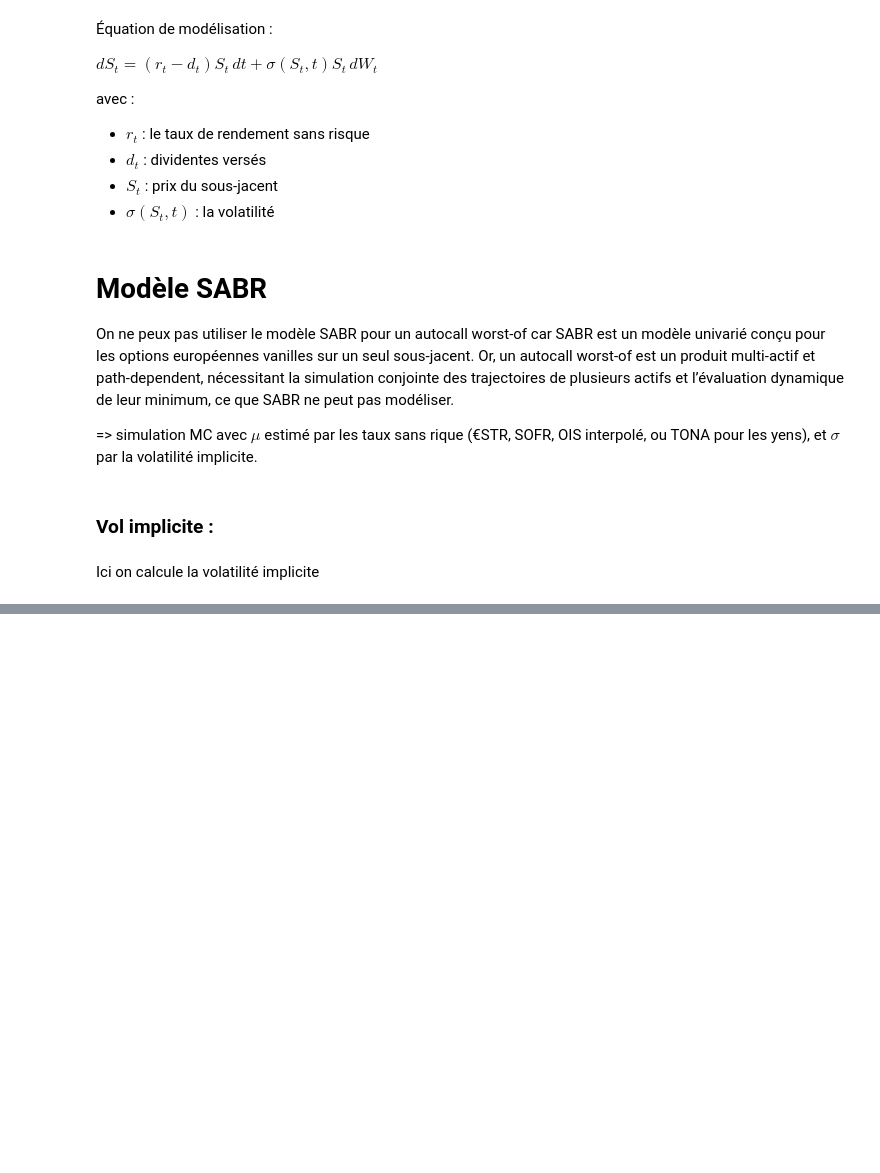
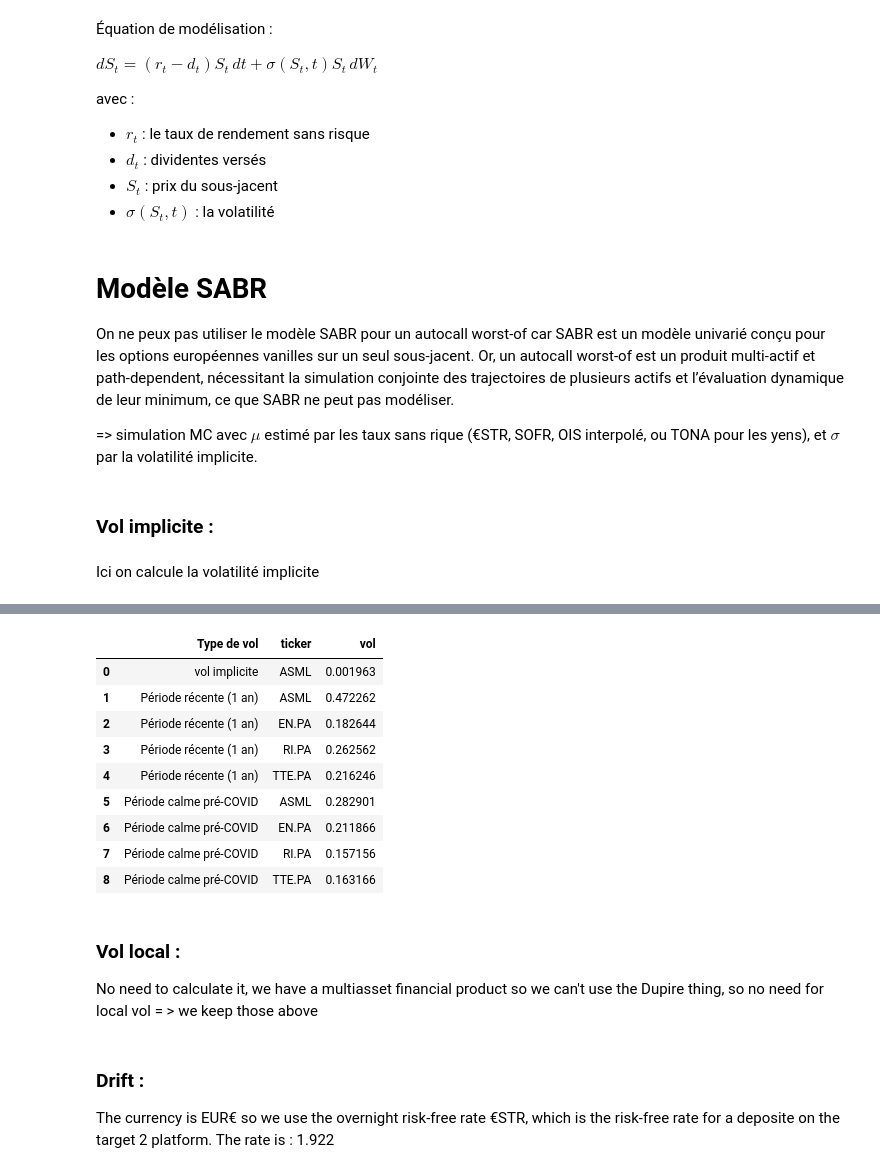
Before and after one commit to Pocame/Financial-Engineering-KEIO, a Jupyter notebook: code.ipynb, the cells around one changed output, grey strips where cells are left out. Cells and saved outputs as stored; diff of their text form; code cells hidden in the pictures; blank space fills up the shorter version.

Commit message:
added hitorical vol, and the drift

```diff
--- a/code.ipynb
+++ b/code.ipynb
@@ -207,6 +207,8 @@ On ne peux pas utiliser le modèle SABR pour un autocall worst-of car SABR est u
 ### Vol implicite :
 # %% [markdown]
 Ici on calcule la volatilité implicite
+# %%
+volatility_records = []
 # %%
 target_expiry = '2025-01-17'
 target_date = datetime.strptime(target_expiry, '%Y-%m-%d')
@@ -253,6 +255,12 @@ for symbol in tickers:
         print(f"Volatilité implicite ATM: {sigma_atm:.2%}")
         print("-" * 40)
 
+        volatility_records.append({
+            "Type de vol": "vol implicite",
+            "ticker": symbol,
+            "vol": sigma_atm
+        })
+
     except Exception as e:
         print(f"Erreur avec {symbol}: {e}")
 # %% [output]
@@ -275,23 +312,6 @@ periods = {
     "Période récente (1 an)": ("2024-07-01", "2025-07-01"),
     "Période calme pré-COVID": ("2017-01-01", "2019-12-31"),
 }
-
-def get_valid_cols_and_fill(data, tol=0.05):
-    # Interpoler et remplir NaN dans tout le DataFrame
-    data_interp = data.interpolate(method='linear').ffill().bfill()
-    n_rows = data_interp.shape[0]
-    valid_cols = []
-    for col in data_interp.columns:
-        n_missing = data[col].isnull().sum()  # nombre de NaN avant interpolation
-        if n_missing / n_rows <= tol:
-            valid_cols.append(col)
-    return data_interp[valid_cols]
-
-def compute_returns_and_stats(data):
-    returns = np.log(data / data.shift(1)).dropna()
-    vols = returns.std() * np.sqrt(252)
-    corr = returns.corr()
-    return vols, corr
 
 for period_name, (start, end) in periods.items():
     print(f"\n--- {period_name} ---")
@@ -300,14 +320,22 @@ for period_name, (start, end) in periods.items():
     if data_filled.empty:
         print("Aucun ticker valide avec données suffisantes sur la période.")
         continue
+
     close_cols = data_filled.columns[data_filled.columns.get_level_values(0) == 'Close']
     data_close = data_filled[close_cols]
 
     vols, corr = compute_returns_and_stats(data_close)
 
-    for col in data_filled.columns:
-        if col[0] == 'Close':  # on garde uniquement les colonnes Close
-            print(f"{col} - Vol annualisée : {vols[col]:.2%}")
+    for col in close_cols:
+        ticker = col[1]
+        vol = vols[col]
+        print(f"{col} - Vol annualisée : {vol:.2%}")
+        volatility_records.append({
+            "Type de vol": period_name,
+            "ticker": ticker,
+            "vol": vol
+        })
+
     print("\nMatrice de corrélation :")
     print(corr)
     print("-" * 50)
@@ -333,0 +376,22 @@ Close ASML    1.000000 -0.001198  0.131281  0.102646
+# %%
+df_vols = pd.DataFrame(volatility_records)
+df_vols
+# %% [output]
+|  | Type de vol | ticker | vol |
+| 0 | vol implicite | ASML | 0.001963 |
+| 1 | Période récente (1 an) | ASML | 0.472262 |
+| 2 | Période récente (1 an) | EN.PA | 0.182644 |
+| 3 | Période récente (1 an) | RI.PA | 0.262562 |
+| 4 | Période récente (1 an) | TTE.PA | 0.216246 |
+| 5 | Période calme pré-COVID | ASML | 0.282901 |
+| 6 | Période calme pré-COVID | EN.PA | 0.211866 |
+| 7 | Période calme pré-COVID | RI.PA | 0.157156 |
+| 8 | Période calme pré-COVID | TTE.PA | 0.163166 |
+# %% [markdown]
+### Vol local :
+
+No need to calculate it, we have a multiasset financial product so we can't use the Dupire thing, so no need for local vol = > we keep those above
+# %% [markdown]
+### Drift :
+
+The currency is EUR€ so we use the overnight risk-free rate €STR, which is the risk-free rate for a deposite on the target 2 platform. The rate is : 1.922
```
Also changed, not shown: parts of 10 cells of this notebook.
